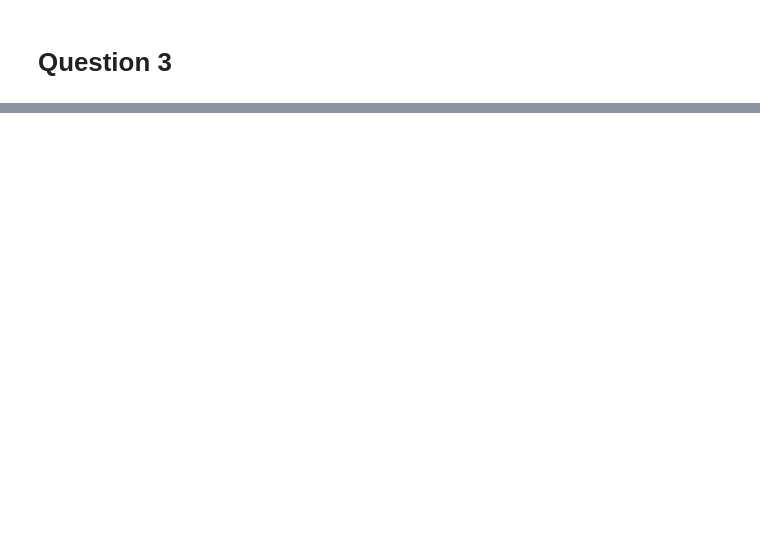
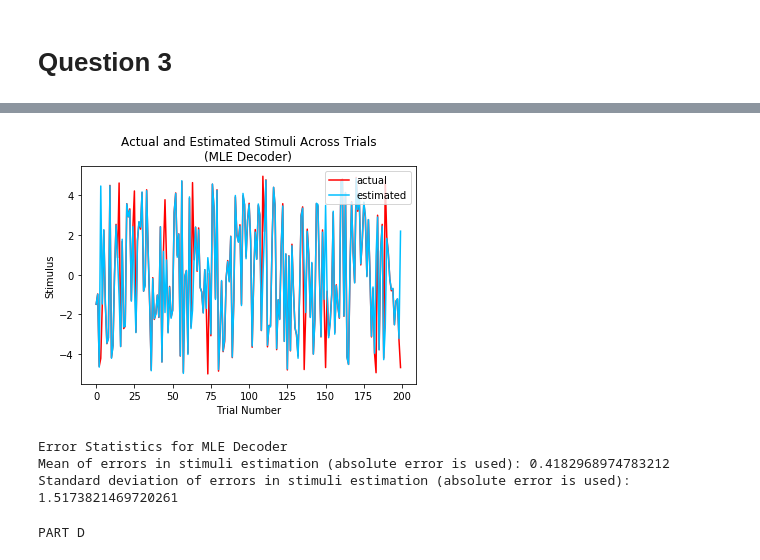
Before and after one commit to efeacer/Bilkent_EEE482_Assignments, a Jupyter notebook: Homework4_EA/Question3.ipynb, the cells around one changed output, grey strips where cells are left out. Saved outputs shown, nothing was run; the diff lists cells and outputs as text; code cells hidden in the pictures; blank space fills up the shorter version.

```diff
--- a/Homework4_EA/Question3.ipynb
+++ b/Homework4_EA/Question3.ipynb
@@ -46,0 +155,52 @@ figure_num += 1
+# %%
+def MLE_decoder(response, A, mu_vals, sigma):
+    """
+    Estimates the input stimulus to a neuron population by maximizing
+    the likelihood to see the given population response.
+    Args:
+        response: The response elicited by the neuron population
+        A: Amplitude of the tuning curve
+        mu_vals: Preferred stimulus value of each neuron in the population
+        sigma: Standard deviation of the tuning curve
+    Returns:
+        stimulus: The estimated input stimulus
+    """
+    x = 0
+    result = minimize(nlogLL, x, args=(response, A, mu_vals, sigma), bounds=[(-5, 5)])
+    stimulus = result.x
+    return stimulus
+# %%
+estimated_stimuli_MLE = []
+errors_MLE = []
+for response, stimulus in zip(responses, stimuli):
+    estimated_stimulus_MLE = MLE_decoder(response, A, MU_VALS, SIGMA)
+    error_MLE = np.abs(stimulus - estimated_stimulus_MLE)
+    estimated_stimuli_MLE.append(float(estimated_stimulus_MLE))
+    errors_MLE.append(float(error_MLE))
+# %%
+plt.figure(figure_num)
+figure_num += 1
+plt.plot(stimuli, color='r')
+plt.plot(estimated_stimuli_MLE, color='deepskyblue')
+plt.xlabel('Trial Number')
+plt.ylabel('Stimulus')
+plt.title('Actual and Estimated Stimuli Across Trials\n(MLE Decoder)')
+plt.legend(['actual', 'estimated'], loc='upper right')
+plt.show(block=False)
+# %% [output]
+[figure, added]
+# %%
+mean_error_MLE = np.mean(errors_MLE)
+std_error_MLE = np.std(errors_MLE)
+print('Error Statistics for MLE Decoder')
+print('Mean of errors in stimuli estimation (absolute error is used):', mean_error_MLE)
+print('Standard deviation of errors in stimuli estimation (absolute error is used):', std_error_MLE)
+# %% [output]
+Error Statistics for MLE Decoder
+Mean of errors in stimuli estimation (absolute error is used): 0.4182968974783212
+Standard deviation of errors in stimuli estimation (absolute error is used): 1.5173821469720261
+# %%
+# PART D
+print('PART D')
+# %% [output]
+PART D
```
Also changed, not shown: parts of 31 cells of this notebook, 1 other file.
